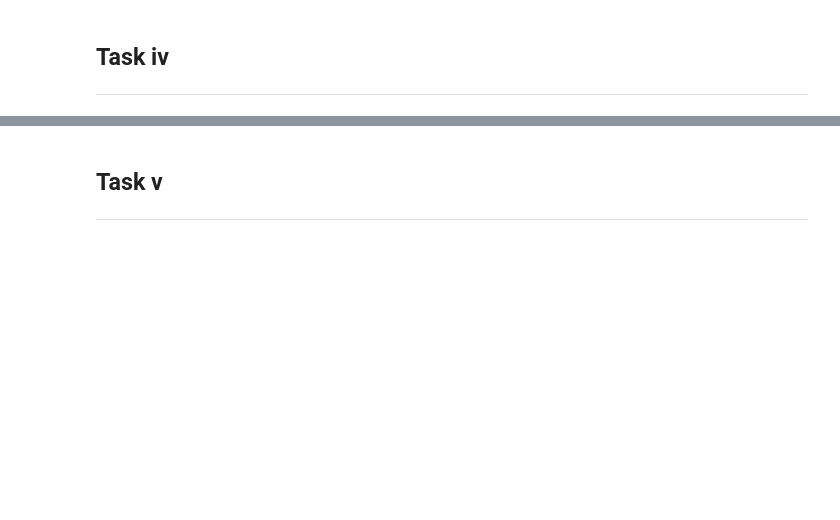
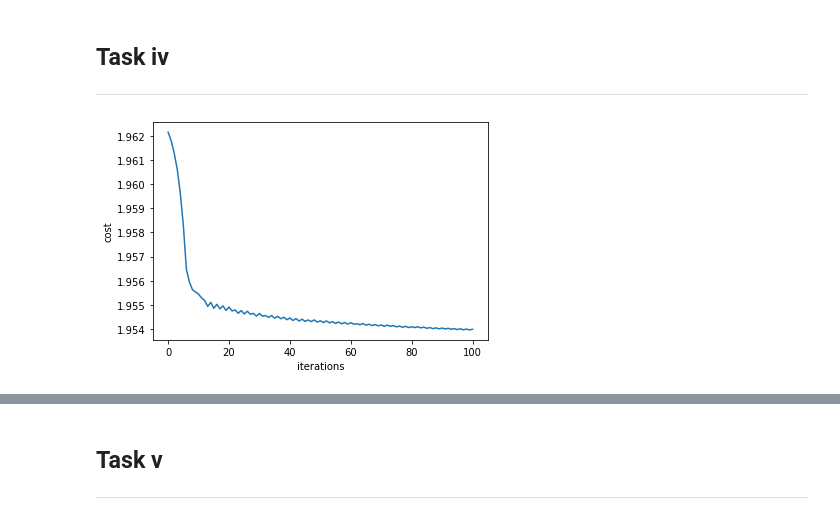
Before and after one commit to CelestialCry/Numerical-Methods, a Jupyter notebook: Øving/Assignment 2.ipynb, the cells around one changed output, grey strips where cells are left out. Drawn from its saved outputs; the diff is of its cells as text; code cells hidden in the pictures; blank space fills up the shorter version.

```diff
--- a/Øving/Assignment 2.ipynb
+++ b/Øving/Assignment 2.ipynb
@@ -112,8 +112,7 @@ def gradientDescent(F, x0, γ = 10, ρ = 0.7, σ = 1.3, TOL = 1e-7, maxIter = 10
     ----------
     Returns a NumPy array where F is minimal
     """
-    print(len(x0))
-    gradF = F.grad
+    gradF = lambda x : F.grad(x)
     x1 = x0
     φ = F(x1)
     F.history.append(x1)
@@ -497,12 +491,12 @@ class DescentLagrange(Plottable):
                 s = s + (self.pwf(x)-p(x))**2
             return const*s
 
-        cp = AltDiff(cost, None, None)
+        cp = AltDiff(cost, None, None, lambda x: meanValGrad(cost, x))
 
         startNodes = equiX(self.min_dom, self.max_dom, self.n)
         bestNodes = gradientDescent(cp, startNodes)
         self.function = self.inter(bestNodes)
-        hs = cp.history
+        self.history = cp.history
 
     @functools.lru_cache(256)
     def pwf(self, x):
@@ -1227,10 +1239,12 @@ plt.show()
 # %%
 ls = equiNode(0,1,10,a)
 h = DescentLagrange(ls,10)
 plt.figure()
 plt.axes(xlabel = "iterations", ylabel = "cost")
-plt.plot(h.history)
-plt.show
+plt.plot(list(map(np.linalg.norm, h.history)))
+plt.show()
+# %% [output]
+[figure, added]
 # %%
 d = ErrorDescentLegacy(a, 0, 1)
 e = ErrorDescent(a, 0, 1)
```
Also changed, not shown: parts of 11 cells of this notebook.
